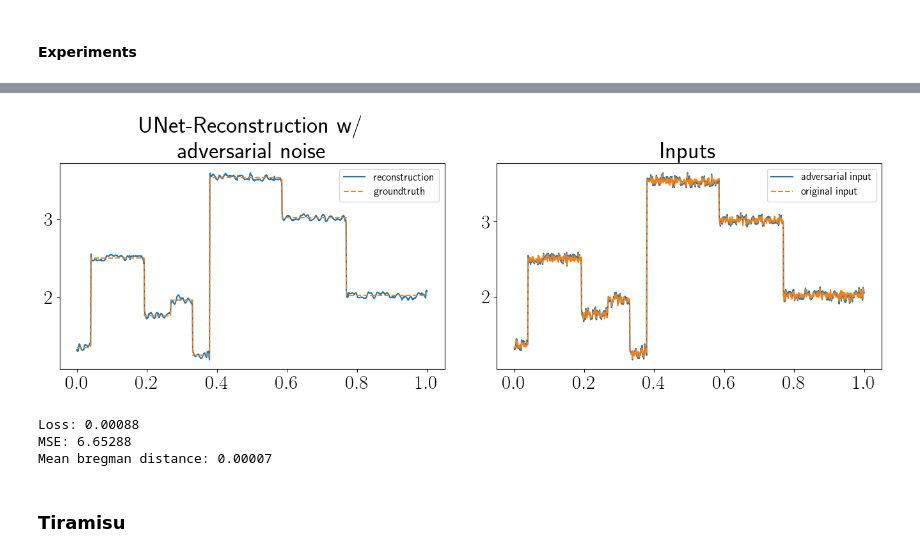
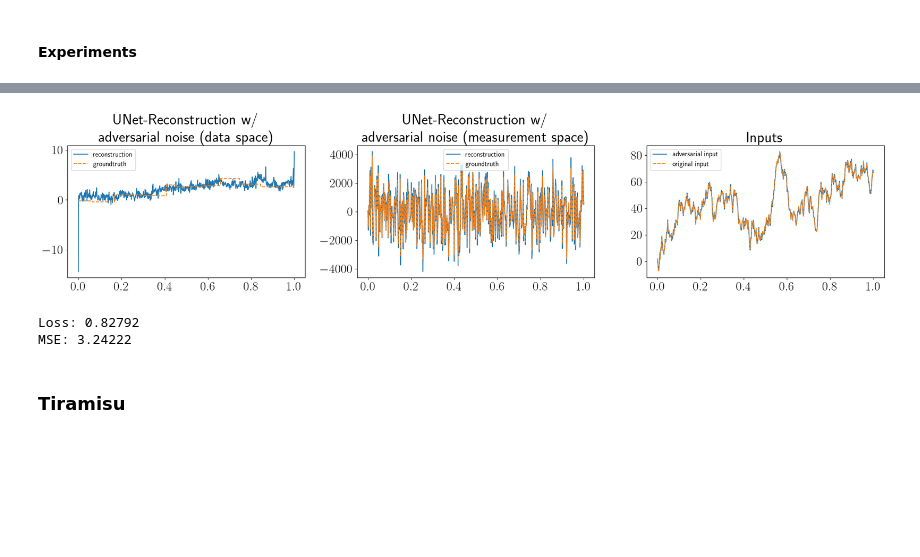
Before and after one commit to AlexanderAuras/GAMM-Overview-23, a Jupyter notebook: GAMM Overview 23.ipynb, the cells around one changed output, grey strips where cells are left out. Drawn from its saved outputs; the diff is of its cells as text; code cells hidden in the pictures; blank space fills up the shorter version.

```diff
--- a/GAMM Overview 23.ipynb
+++ b/GAMM Overview 23.ipynb
@@ -79,6 +82,7 @@ TV_ADV_EPSILON = 2e-2
 # %%
 UNET_LR = 1e-5
 UNET_EPOCHS = 20
+UNET_TIK_ALPHA = 0.1
 
 UNET_ADV_LR = 1e-3
 UNET_ADV_ITERATIONS = 10
@@ -452,6 +485,7 @@ class UNet(nn.Module):
         )
 
     def forward(self, x: Tensor) -> Tensor:
+        x = A_pinv(x)
         assert x.shape[-1]%2**self.__depth == 0, "Invalid input size"
         tmp = []
         delta = x
@@ -523,7 +557,6 @@ Mean bregman distance: 0.00001
 # %%
 loss_acc = 0.0
 mse_acc = 0.0
-bregman_acc = 0.0
 unet.eval()
 for noisy_measurement, groundtruth in test_dataloader:
     noisy_measurement, groundtruth = noisy_measurement.to(DEVICE), groundtruth.to(DEVICE)
@@ -532,29 +565,20 @@ for noisy_measurement, groundtruth in test_dataloader:
     # ---------------- Evaluation -------------
     loss_acc += loss_fn(reconstruction, groundtruth).item()
     mse_acc += F.mse_loss(reconstruction, groundtruth).item()
-    bregman_acc += mean_bregman_distance(reconstruction, groundtruth, total_variation, symmetric=True).item()
     if i == 0:
-        #plt.subplots(1,2,figsize=(14,5))
-        #plt.subplot(1,2,1)
-        #plt.title("UNet-Reconstruction (data space)")
-        #plt.plot(torch.linspace(0.0, 1.0, reconstruction.shape[1]), reconstruction[0].detach().to("cpu").numpy(), label="reconstruction")
-        #plt.plot(torch.linspace(0.0, 1.0, groundtruth.shape[1]), groundtruth[0].detach().to("cpu").numpy(), "--", label="groundtruth")
-        #plt.legend(prop={"size": 12})
-        #plt.subplot(1,2,2)
-        #plt.title("UNet-Reconstruction (measurement space)")
-        #plt.plot(torch.linspace(0.0, 1.0, A(reconstruction).shape[1]), A(reconstruction)[0].detach().to("cpu").numpy(), label="reconstruction")
-        #plt.plot(torch.linspace(0.0, 1.0, A(groundtruth).shape[1]), A(groundtruth)[0].detach().to("cpu").numpy(), "--", label="groundtruth")
-        #plt.legend(prop={"size": 12})
-        #plt.tight_layout()
-        #plt.show()
-        plt.figure(figsize=(7,5))
-        plt.title("UNet-Reconstruction")
+        plt.subplots(1,2,figsize=(14,5))
+        plt.subplot(1,2,1)
+        plt.title("UNet-Reconstruction (data space)")
         plt.plot(torch.linspace(0.0, 1.0, reconstruction.shape[1]), reconstruction[0].detach().to("cpu").numpy(), label="reconstruction")
+        plt.plot(torch.linspace(0.0, 1.0, groundtruth.shape[1]), groundtruth[0].detach().to("cpu").numpy(), "--", label="groundtruth")
+        plt.legend(prop={"size": 12})
+        plt.subplot(1,2,2)
+        plt.title("UNet-Reconstruction (measurement space)")
+        plt.plot(torch.linspace(0.0, 1.0, A(reconstruction).shape[1]), A(reconstruction)[0].detach().to("cpu").numpy(), label="reconstruction")
         plt.plot(torch.linspace(0.0, 1.0, A(groundtruth).shape[1]), A(groundtruth)[0].detach().to("cpu").numpy(), "--", label="groundtruth")
         plt.legend(prop={"size": 12})
         plt.tight_layout()
         plt.show()
 print(f"Loss: {loss_acc/len(test_dataloader):7.5f}")
 print(f"MSE: {mse_acc/len(test_dataloader):7.5f}")
-print(f"Mean bregman distance: {bregman_acc/len(test_dataloader):7.5f}")
 # %% [output]
@@ -565,48 +588,49 @@ Mean bregman distance: 0.00006
 # %%
 loss_acc = 0.0
 mse_acc = 0.0
-bregman_acc = 0.0
 for noisy_measurement, groundtruth in test_dataloader:
     noisy_measurement, groundtruth = noisy_measurement.to(DEVICE), groundtruth.to(DEVICE)
     # ---------------- Adversarial attack ------------
     adversarial_measurement = noisy_measurement.clone()
     adversarial_measurement.requires_grad = True
     for _ in range(TV_ADV_ITERATIONS):
         with torch.enable_grad():
             reconstruction = unet(adversarial_measurement.unsqueeze(1))[:,0]
             loss = loss_fn(reconstruction, groundtruth)
             loss.backward()
         adversarial_measurement = adversarial_measurement + TV_ADV_LR*torch.sign(adversarial_measurement.grad) # FGSM step
         adversarial_measurement = noisy_measurement + torch.clamp(adversarial_measurement-noisy_measurement, -TV_ADV_EPSILON, TV_ADV_EPSILON) # Projection
         adversarial_measurement.requires_grad = True
     # ---------------- Reconstruction ----------------
     reconstruction = unet(adversarial_measurement.unsqueeze(1))[:,0]
     # ---------------- Evaluation --------------------
     loss_acc += loss_fn(reconstruction, groundtruth).item()
     mse_acc += F.mse_loss(reconstruction, groundtruth).item()
-    bregman_acc += mean_bregman_distance(reconstruction, groundtruth, total_variation, symmetric=True).item()
     if i == 0:
-        plt.subplots(1,2,figsize=(14,5))
-        plt.subplot(1,2,1)
-        plt.title("UNet-Reconstruction w/\nadversarial noise")
+        plt.subplots(1,3,figsize=(21,5))
+        plt.subplot(1,3,1)
+        plt.title("UNet-Reconstruction w/\nadversarial noise (data space)")
         plt.plot(torch.linspace(0.0, 1.0, reconstruction.shape[1]), reconstruction[0].detach().to("cpu").numpy(), label="reconstruction")
+        plt.plot(torch.linspace(0.0, 1.0, groundtruth.shape[1]), groundtruth[0].detach().to("cpu").numpy(), "--", label="groundtruth")
+        plt.legend(prop={"size": 12})
+        plt.subplot(1,3,2)
+        plt.title("UNet-Reconstruction w/\nadversarial noise (measurement space)")
+        plt.plot(torch.linspace(0.0, 1.0, A(reconstruction).shape[1]), A(reconstruction)[0].detach().to("cpu").numpy(), label="reconstruction")
         plt.plot(torch.linspace(0.0, 1.0, A(groundtruth).shape[1]), A(groundtruth)[0].detach().to("cpu").numpy(), "--", label="groundtruth")
         plt.legend(prop={"size": 12})
-        plt.subplot(1,2,2)
+        plt.subplot(1,3,3)
         plt.title("Inputs")
         plt.plot(torch.linspace(0.0, 1.0, adversarial_measurement.shape[1]), adversarial_measurement[0].detach().to("cpu").numpy(), label="adversarial input")
         plt.plot(torch.linspace(0.0, 1.0, noisy_measurement.shape[1]), noisy_measurement[0].detach().to("cpu").numpy(), "--", label="original input")
         plt.legend(prop={"size": 12})
         plt.tight_layout()
         plt.show()
 print(f"Loss: {loss_acc/len(test_dataloader):7.5f}")
 print(f"MSE: {mse_acc/len(test_dataloader):7.5f}")
-print(f"Mean bregman distance: {bregman_acc/len(test_dataloader):7.5f}")
 # %% [output]
-[figure, old version]
+[figure, new version]
-Loss: 0.00088
-MSE: 6.65288
-Mean bregman distance: 0.00007
+Loss: 0.82792
+MSE: 3.24222
 # %% [markdown]
 ### Tiramisu
 # %%
```
Also changed, not shown: parts of 19 cells of this notebook.
